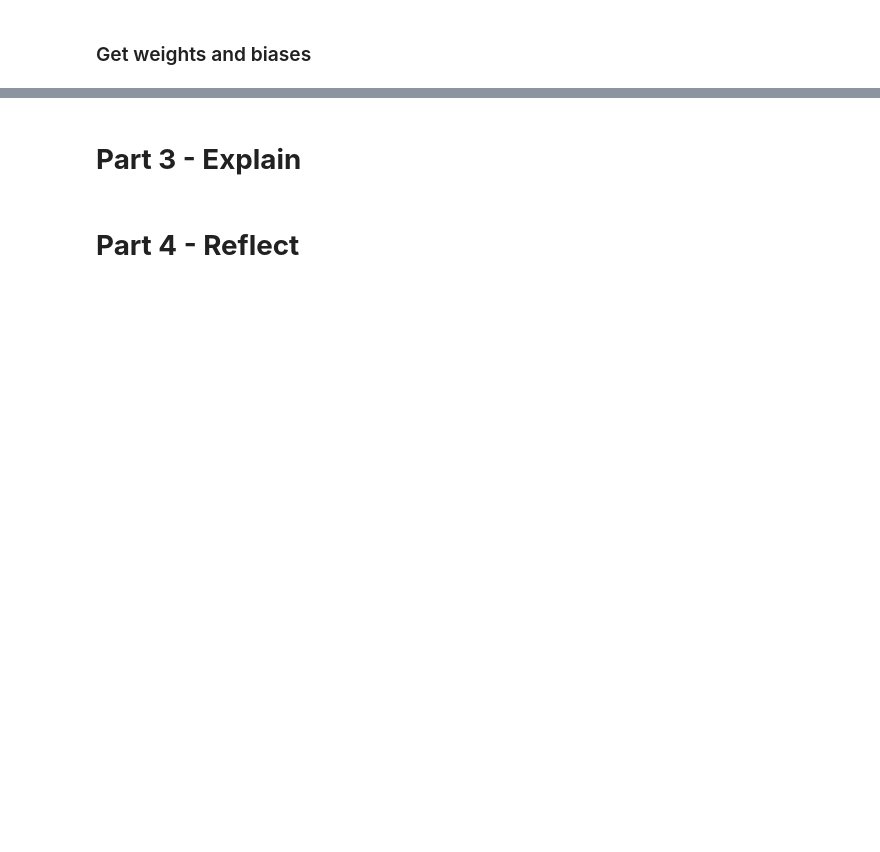
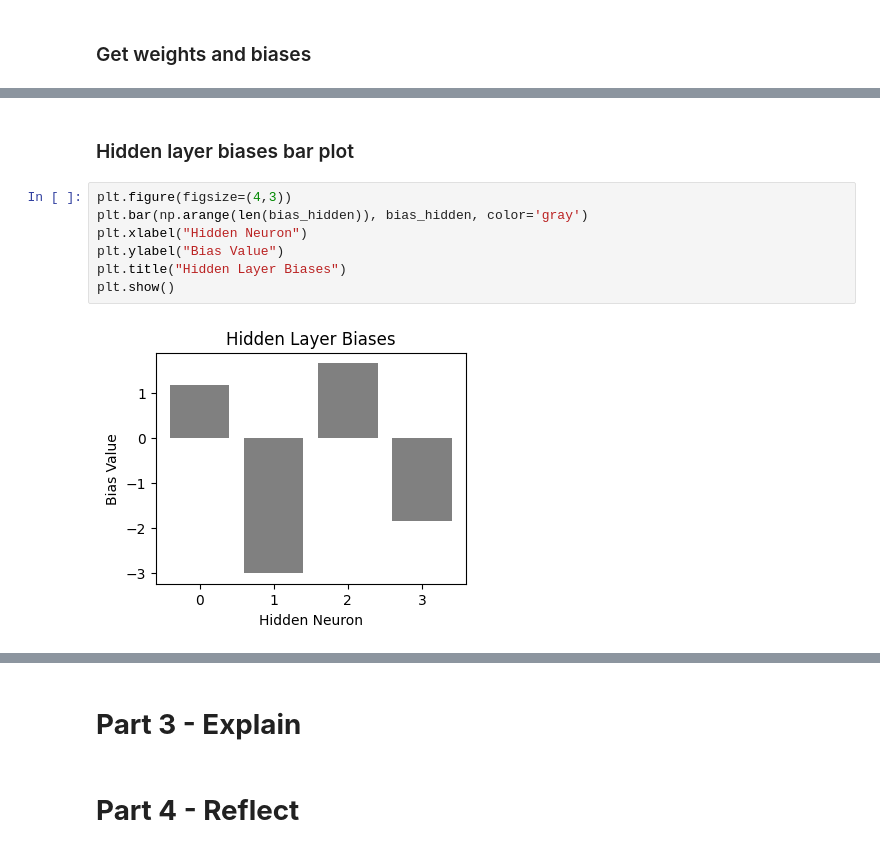
Before and after one commit to Mkhan13/XAI, a Jupyter notebook: mechanistic_interpretability.ipynb, the cells around one changed output, grey strips where cells are left out. Cells and saved outputs as stored; diff of their text form; blank space fills up the shorter version.

```diff
--- a/mechanistic_interpretability.ipynb
+++ b/mechanistic_interpretability.ipynb
@@ -123,0 +138,11 @@ Output Layer Bias:
+# %% [markdown]
+### Hidden layer biases bar plot
+# %%
+plt.figure(figsize=(4,3))
+plt.bar(np.arange(len(bias_hidden)), bias_hidden, color='gray')
+plt.xlabel("Hidden Neuron")
+plt.ylabel("Bias Value")
+plt.title("Hidden Layer Biases")
+plt.show()
+# %% [output]
+[figure, added]
```
Also changed, not shown: parts of 13 cells of this notebook.
